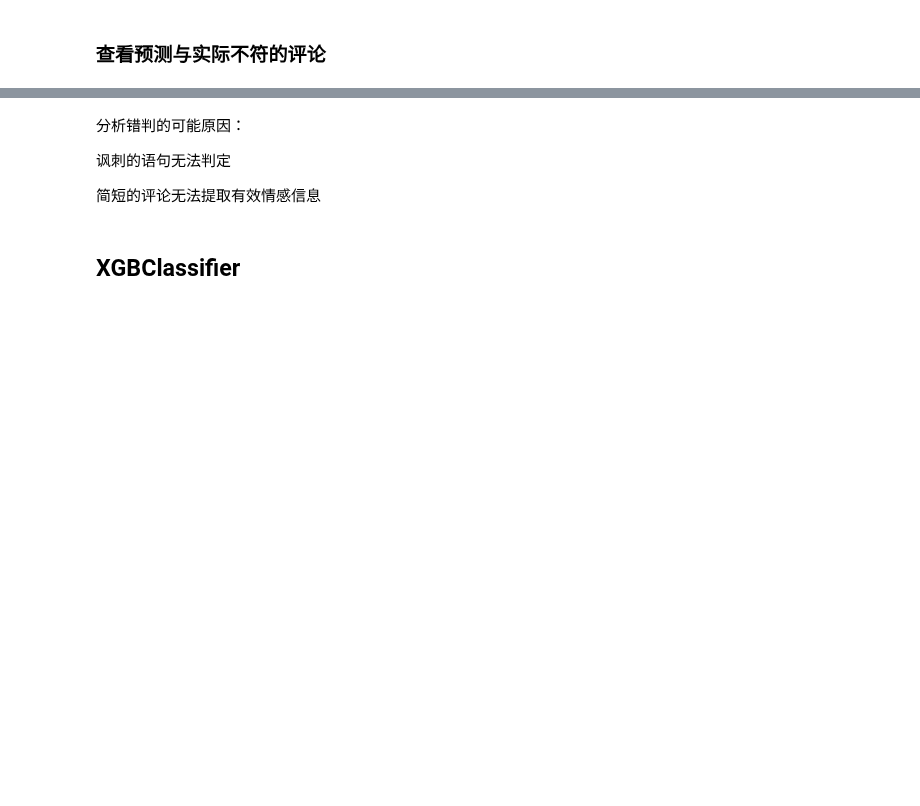
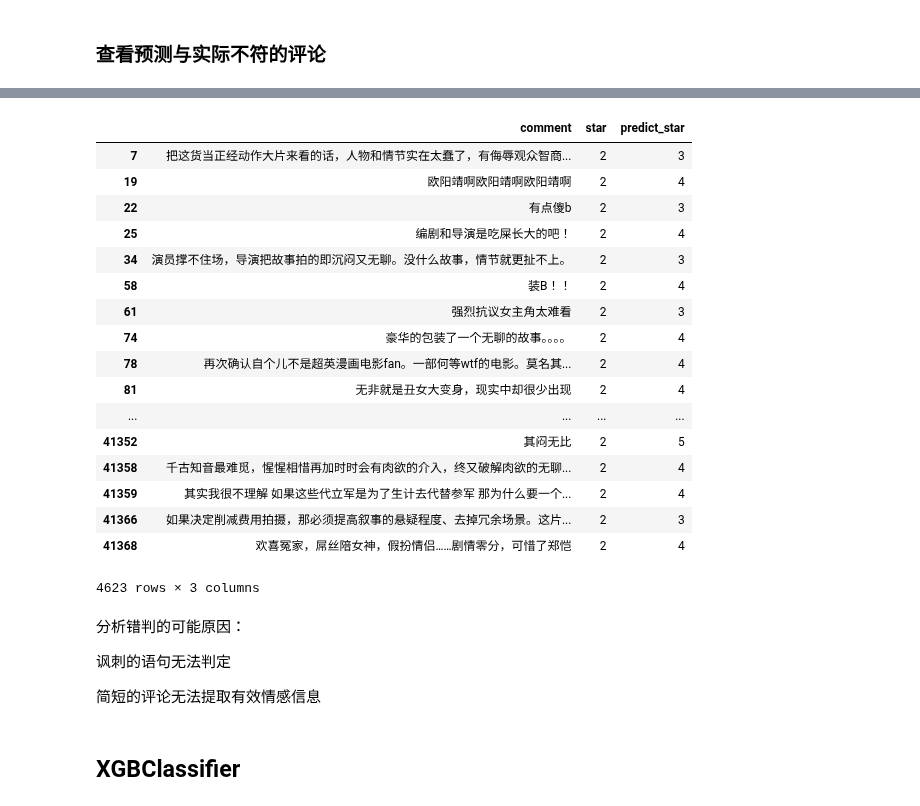
Before and after one commit to jh-lau/NLP, a Jupyter notebook: Artificial_Intelligence_for_NLP/Week_10_0908_tensorflow_pytorch/assignment/douban_classification.ipynb, the cells around one changed output, grey strips where cells are left out. Saved outputs shown, nothing was run; the diff lists cells and outputs as text; code cells hidden in the pictures; blank space fills up the shorter version.

```diff
--- a/Artificial_Intelligence_for_NLP/Week_10_0908_tensorflow_pytorch/assignment/douban_classification.ipynb
+++ b/Artificial_Intelligence_for_NLP/Week_10_0908_tensorflow_pytorch/assignment/douban_classification.ipynb
@@ -315,3 +414,24 @@ temp_df[(temp_df.star != temp_df.predict_star)]
+# %%
+temp_df[(temp_df.star != temp_df.predict_star) & (temp_df.star == 2)]
+# %% [output]
+|  | comment | star | predict_star |
+| 7 | 把这货当正经动作大片来看的话，人物和情节实在太蠢了，有侮辱观众智商... | 2 | 3 |
+| 19 | 欧阳靖啊欧阳靖啊欧阳靖啊 | 2 | 4 |
+| 22 | 有点傻b | 2 | 3 |
+| 25 | 编剧和导演是吃屎长大的吧！ | 2 | 4 |
+| 34 | 演员撑不住场，导演把故事拍的即沉闷又无聊。没什么故事，情节就更扯不上。 | 2 | 3 |
+| 58 | 装B！！ | 2 | 4 |
+| 61 | 强烈抗议女主角太难看 | 2 | 3 |
+| 74 | 豪华的包装了一个无聊的故事。。。。 | 2 | 4 |
+| 78 | 再次确认自个儿不是超英漫画电影fan。一部何等wtf的电影。莫名其... | 2 | 4 |
+| 81 | 无非就是丑女大变身，现实中却很少出现 | 2 | 4 |
+| ... | ... | ... | ... |
+| 41352 | 其闷无比 | 2 | 5 |
+| 41358 | 千古知音最难觅，惺惺相惜再加时时会有肉欲的介入，终又破解肉欲的无聊... | 2 | 4 |
+| 41359 | 其实我很不理解 如果这些代立军是为了生计去代替参军 那为什么要一个... | 2 | 4 |
+| 41366 | 如果决定削减费用拍摄，那必须提高叙事的悬疑程度、去掉冗余场景。这片... | 2 | 3 |
+| 41368 | 欢喜冤家，屌丝陪女神，假扮情侣……剧情零分，可惜了郑恺 | 2 | 4 |
+4623 rows × 3 columns
 # %% [markdown]
 分析错判的可能原因：
 
```
Also changed, not shown: parts of 34 cells of this notebook, 3 other files.
